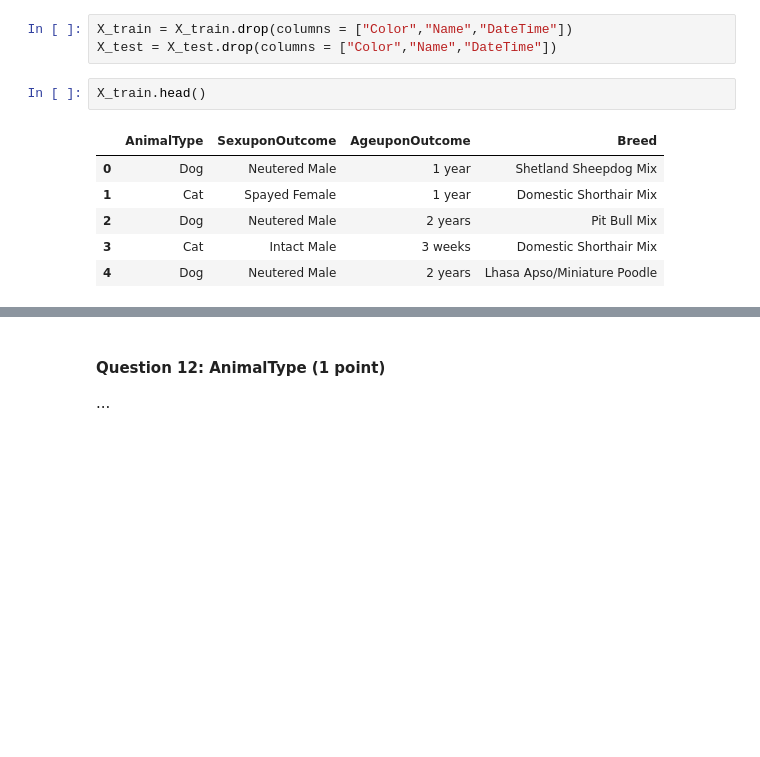
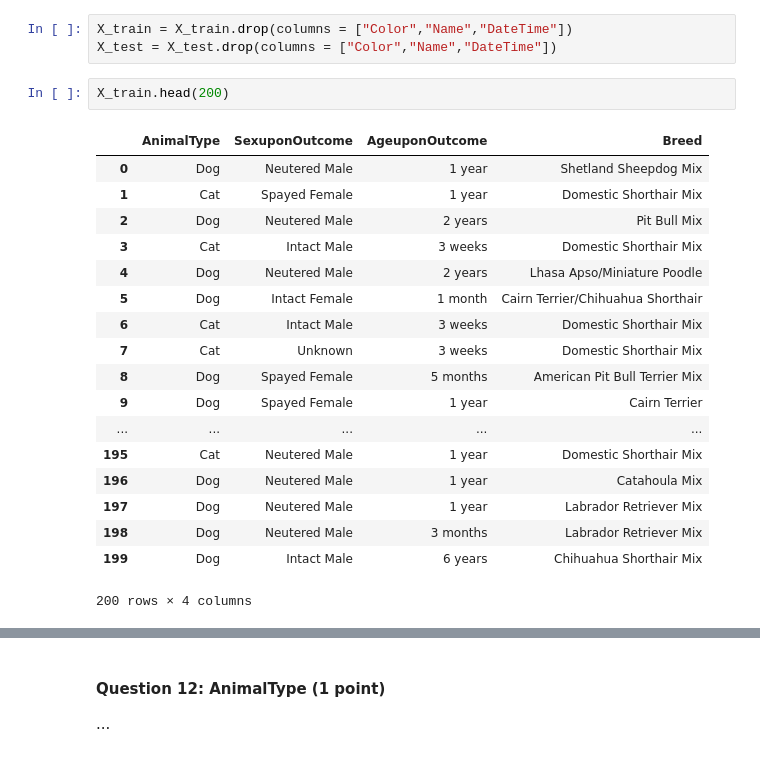
Before and after one commit to FabriceCh/inf8215, a Jupyter notebook: lab3/TP3/TP3_FR.ipynb, the cells around one changed output, grey strips where cells are left out. Saved outputs shown, nothing was run; the diff lists cells and outputs as text; blank space fills up the shorter version.

```diff
--- a/lab3/TP3/TP3_FR.ipynb
+++ b/lab3/TP3/TP3_FR.ipynb
@@ -481,11 +481,23 @@ Le reste du dataset que vous devez traiter est:
 X_train = X_train.drop(columns = ["Color","Name","DateTime"])
 X_test = X_test.drop(columns = ["Color","Name","DateTime"])
 # %%
-X_train.head()
+X_train.head(200)
 # %% [output]
 |  | AnimalType | SexuponOutcome | AgeuponOutcome | Breed |
 | 0 | Dog | Neutered Male | 1 year | Shetland Sheepdog Mix |
 | 1 | Cat | Spayed Female | 1 year | Domestic Shorthair Mix |
 | 2 | Dog | Neutered Male | 2 years | Pit Bull Mix |
 | 3 | Cat | Intact Male | 3 weeks | Domestic Shorthair Mix |
 | 4 | Dog | Neutered Male | 2 years | Lhasa Apso/Miniature Poodle |
+| 5 | Dog | Intact Female | 1 month | Cairn Terrier/Chihuahua Shorthair |
+| 6 | Cat | Intact Male | 3 weeks | Domestic Shorthair Mix |
+| 7 | Cat | Unknown | 3 weeks | Domestic Shorthair Mix |
+| 8 | Dog | Spayed Female | 5 months | American Pit Bull Terrier Mix |
+| 9 | Dog | Spayed Female | 1 year | Cairn Terrier |
+| ... | ... | ... | ... | ... |
+| 195 | Cat | Neutered Male | 1 year | Domestic Shorthair Mix |
+| 196 | Dog | Neutered Male | 1 year | Catahoula Mix |
+| 197 | Dog | Neutered Male | 1 year | Labrador Retriever Mix |
+| 198 | Dog | Neutered Male | 3 months | Labrador Retriever Mix |
+| 199 | Dog | Intact Male | 6 years | Chihuahua Shorthair Mix |
+200 rows × 4 columns
```
Also changed, not shown: parts of 7 cells of this notebook, 1 other file.
